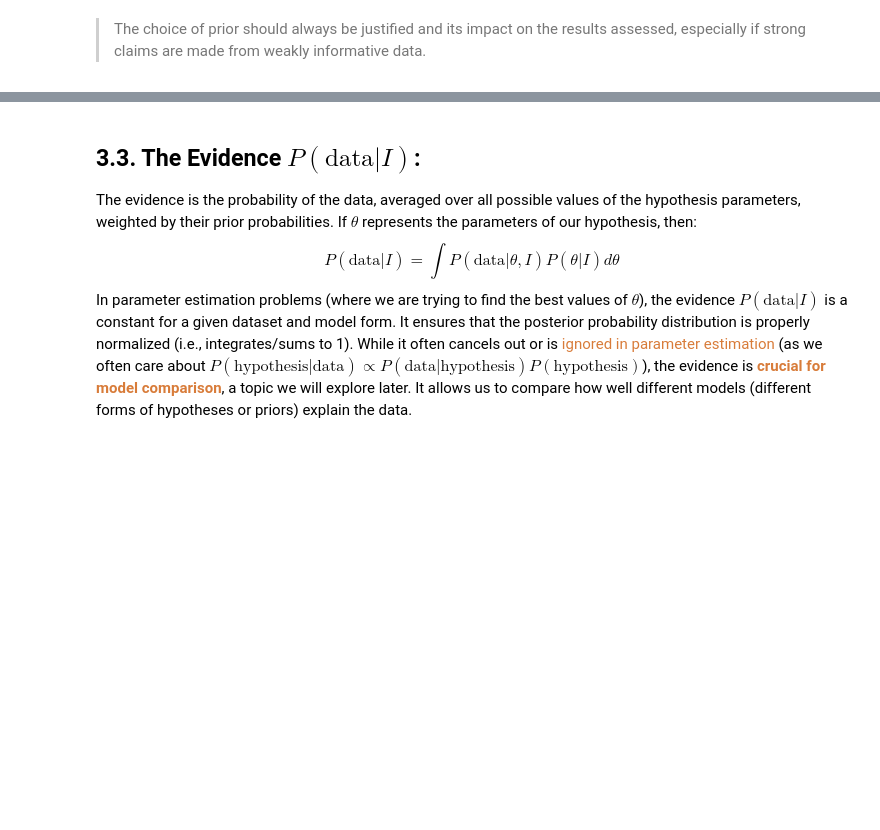
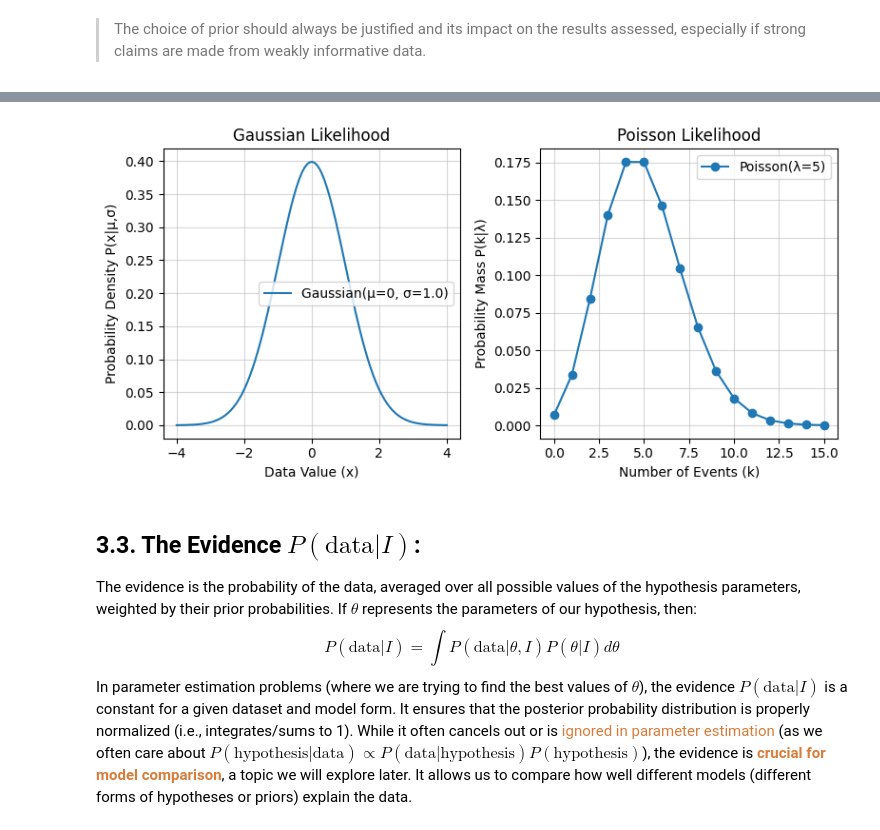
Before and after one commit to Astrostat-Sharjah/2025_winter_school, a Jupyter notebook: 06_Bayesian/Bayesian_1_answerkey.ipynb, the cells around one changed output, grey strips where cells are left out. Saved outputs shown, nothing was run; the diff lists cells and outputs as text; code cells hidden in the pictures; blank space fills up the shorter version.

```diff
--- a/06_Bayesian/Bayesian_1_answerkey.ipynb
+++ b/06_Bayesian/Bayesian_1_answerkey.ipynb
@@ -424,3 +247,35 @@ plt.show()
+# %%
+# Example Plots of Common Likelihood Functions
+fig, axs = plt.subplots(1, 2, figsize=(8, 4))
+axs = axs.ravel() # Flatten the 1x2 array of axes for easy iteration
+
+# 1. Gaussian Likelihood
+mu_g, sigma_g = 0, 1.0 # Example parameters: mean, std_dev
+x_g = np.linspace(mu_g - 4*sigma_g, mu_g + 4*sigma_g, 200)
+pdf_g = st.norm.pdf(x_g, loc=mu_g, scale=sigma_g)
+axs[0].plot(x_g, pdf_g, label=f'Gaussian(μ={mu_g}, σ={sigma_g})')
+axs[0].set_title('Gaussian Likelihood')
+axs[0].set_xlabel('Data Value (x)')
+axs[0].set_ylabel('Probability Density P(x|μ,σ)')
+axs[0].legend()
+axs[0].grid(True, alpha=0.5)
+
+# 2. Poisson Likelihood
+lambda_p = 5 # Example parameter: expected rate λ
+k_p = np.arange(0, lambda_p * 3 + 1)
+pmf_p = st.poisson.pmf(k_p, mu=lambda_p)
+axs[1].plot(k_p, pmf_p, 'o-', label=f'Poisson(λ={lambda_p})')
+axs[1].set_title('Poisson Likelihood')
+axs[1].set_xlabel('Number of Events (k)')
+axs[1].set_ylabel('Probability Mass P(k|λ)')
+axs[1].legend()
+axs[1].grid(True, alpha=0.5)
+
+
+plt.tight_layout()
+plt.show()
+# %% [output]
+[figure, added]
 # %% [markdown]
 ## 3.3. The Evidence $P(\text{data} | I)$:
 The evidence is the probability of the data, averaged over all possible values of the hypothesis parameters, weighted by their prior probabilities. If $\theta$ represents the parameters of our hypothesis, then:
```
Also changed, not shown: parts of 8 cells of this notebook, 1 other file.
